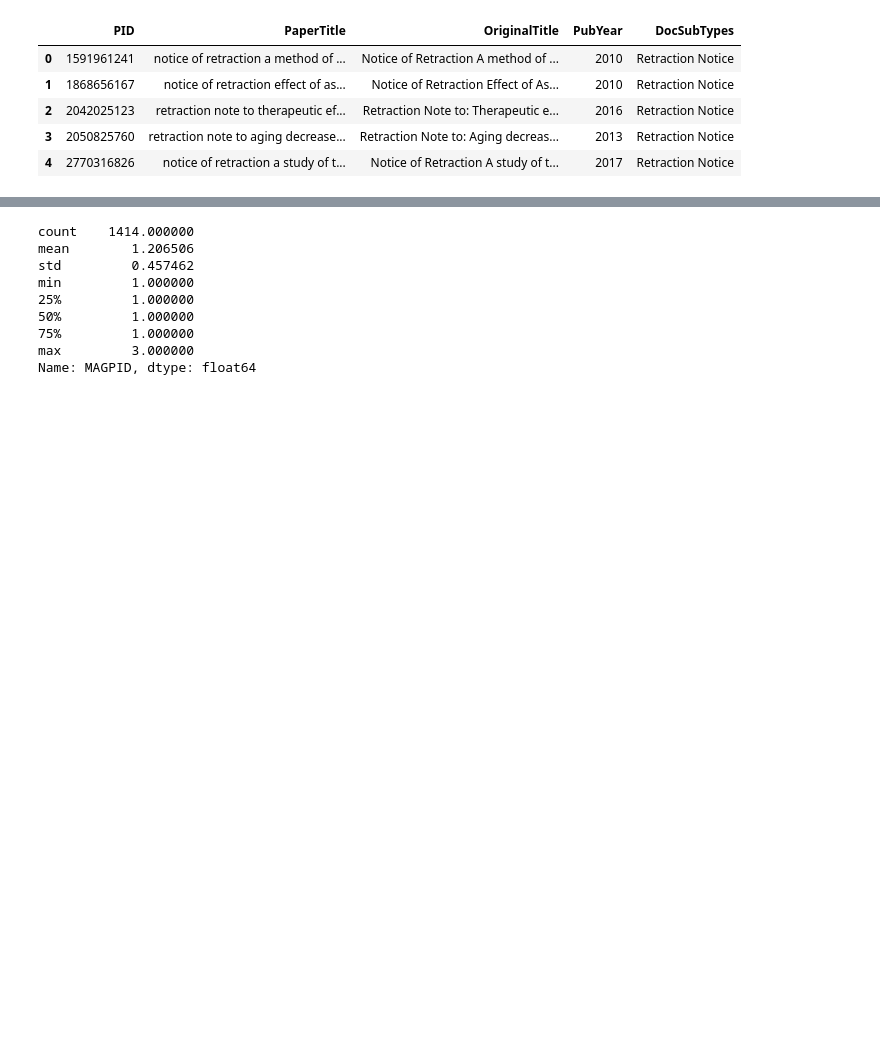
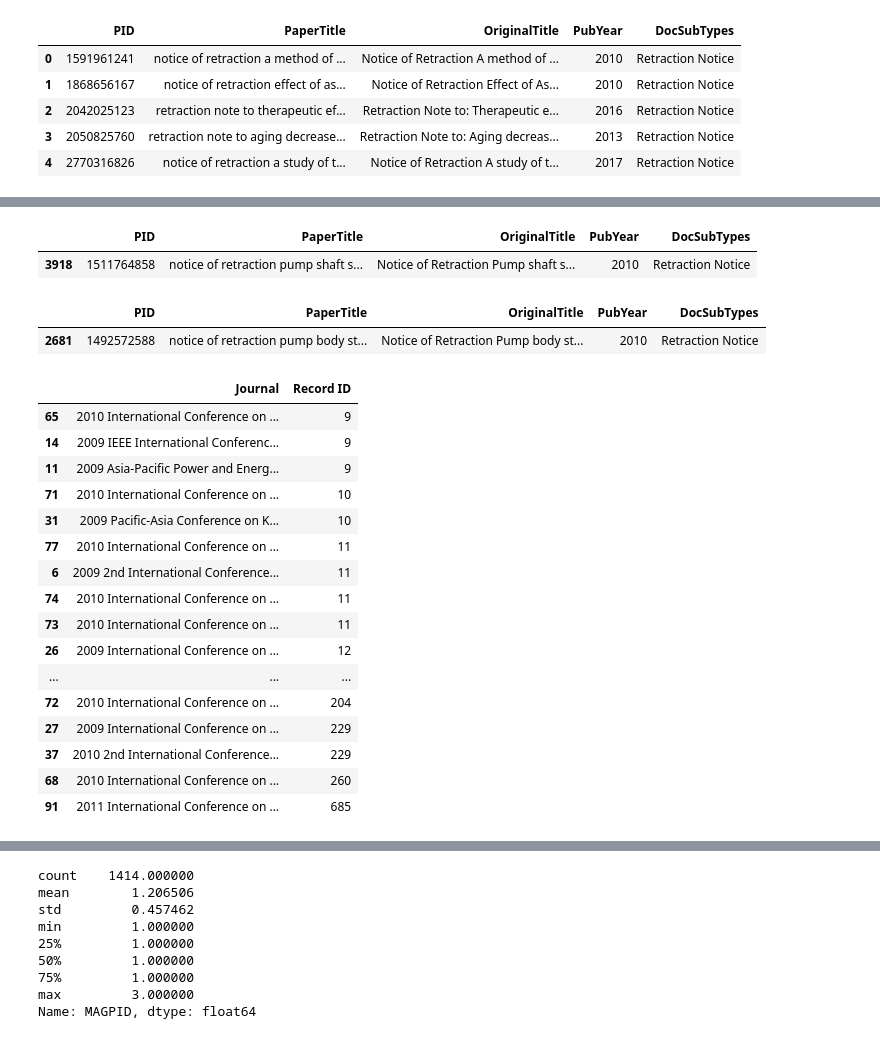
Before and after one commit to samemon/retraction_effects_on_academic_careers, a Jupyter notebook: code/preprocessing/0e.process_paper_matching.ipynb, the cells around one changed output, grey strips where cells are left out. Drawn from its saved outputs; the diff is of its cells as text; code cells hidden in the pictures; blank space fills up the shorter version.

```diff
--- a/code/preprocessing/0e.process_paper_matching.ipynb
+++ b/code/preprocessing/0e.process_paper_matching.ipynb
@@ -219,5 +315,5 @@ df_retraction_notices.head()
 # %%
 # Now let us remove these notices from both dataframes
-df_exactyear_filtered = df_exactyear[df_exactyear['MAGPID'].isin(df_retraction_notices['PID'])]
+df_exactyear_filtered = df_exactyear[~df_exactyear['MAGPID'].isin(df_retraction_notices['PID'])]
 extract_record_summary(df_exactyear_filtered)
 # %% [output]
@@ -235 +331,75 @@ Records with more than 1 match for 1990-2015 8
+# %%
+# Roughwork
+
+df_retraction_notices[df_retraction_notices['PID']==1511764858]
+# %% [output]
+|  | PID | PaperTitle | OriginalTitle | PubYear | DocSubTypes |
+| 3918 | 1511764858 | notice of retraction pump shaft s... | Notice of Retraction Pump shaft s... | 2010 | Retraction Notice |
+# %%
+df_retraction_notices[df_retraction_notices['PID']==1492572588]
+# %% [output]
+|  | PID | PaperTitle | OriginalTitle | PubYear | DocSubTypes |
+| 2681 | 1492572588 | notice of retraction pump body st... | Notice of Retraction Pump body st... | 2010 | Retraction Notice |
+# %%
+
+# Rough work
+
+# Printing the records with matches that are retraction notices
+pd.set_option('display.max_colwidth', None)
+
+# Extracting the number of matches for those records that were in retraction notices -- and hence removed
+df_match_counts = df_exactyear[~df_exactyear['Record ID'].isin(df_exactyear_filtered['Record ID'])]\
+                        .groupby('Record ID')['MAGPID'].nunique().reset_index()
+
+# Extracting those records that were in retraction notices -- and hence removed from filtered
+df_exactyear_in_rn = df_exactyear[~df_exactyear['Record ID'].isin(df_exactyear_filtered['Record ID'])]
+
+# Checking the ones that have only one match
+# df_exactyear_in_rn[df_exactyear_in_rn['Record ID'].isin(df_match_counts[df_match_counts['MAGPID'].eq(1)]\
+#                                                             ['Record ID'])]
+
+# Loading retraction watch to check how many records have retraction DOI and original Paper DOI as the same
+df_rw = pd.read_csv(RW_ORIGINAL_W_YEAR_LOCAL_PATH, usecols=['Record ID','RetractionDOI','OriginalPaperDOI',
+                                                            'RetractionPubMedID', 'OriginalPaperPubMedID',
+                                                           'Journal'])\
+                        .drop_duplicates()
+
+df_rw_sameDOI = df_rw[df_rw['OriginalPaperDOI'].eq(df_rw['RetractionDOI']) |
+                     df_rw['RetractionPubMedID'].eq(df_rw['OriginalPaperPubMedID'])]
+
+
+df_exactyear_sameDOI = df_exactyear_in_rn[df_exactyear_in_rn['Record ID'].isin(df_rw_sameDOI['Record ID'])]
+
+
+df_exactyear_stillNotMatched = df_exactyear_in_rn[~df_exactyear_in_rn['Record ID'].\
+                                                      isin(df_exactyear_sameDOI['Record ID'])]
+
+
+
+df_exactyear_stillNotMatched[df_exactyear_stillNotMatched['RetractionYear'] == \
+                                 df_exactyear_stillNotMatched['MAGPubYear']]['Record ID'].nunique()
+
+
+df_exactyear_stillNotMatched[df_exactyear_stillNotMatched['RetractionYear'].isin(range(1990,2016))]
+
+df_exactyear_stillNotMatched.merge(df_rw, on='Record ID').groupby('Journal')['Record ID'].nunique()\
+    .reset_index().sort_values(by='Record ID').tail(50)
+# %% [output]
+|  | Journal | Record ID |
+| 65 | 2010 International Conference on ... | 9 |
+| 14 | 2009 IEEE International Conferenc... | 9 |
+| 11 | 2009 Asia-Pacific Power and Energ... | 9 |
+| 71 | 2010 International Conference on ... | 10 |
+| 31 | 2009 Pacific-Asia Conference on K... | 10 |
+| 77 | 2010 International Conference on ... | 11 |
+| 6 | 2009 2nd International Conference... | 11 |
+| 74 | 2010 International Conference on ... | 11 |
+| 73 | 2010 International Conference on ... | 11 |
+| 26 | 2009 International Conference on ... | 12 |
+| ... | ... | ... |
+| 72 | 2010 International Conference on ... | 204 |
+| 27 | 2009 International Conference on ... | 229 |
+| 37 | 2010 2nd International Conference... | 229 |
+| 68 | 2010 International Conference on ... | 260 |
+| 91 | 2011 International Conference on ... | 685 |
 # %%
```
Also changed, not shown: parts of 17 cells of this notebook.
